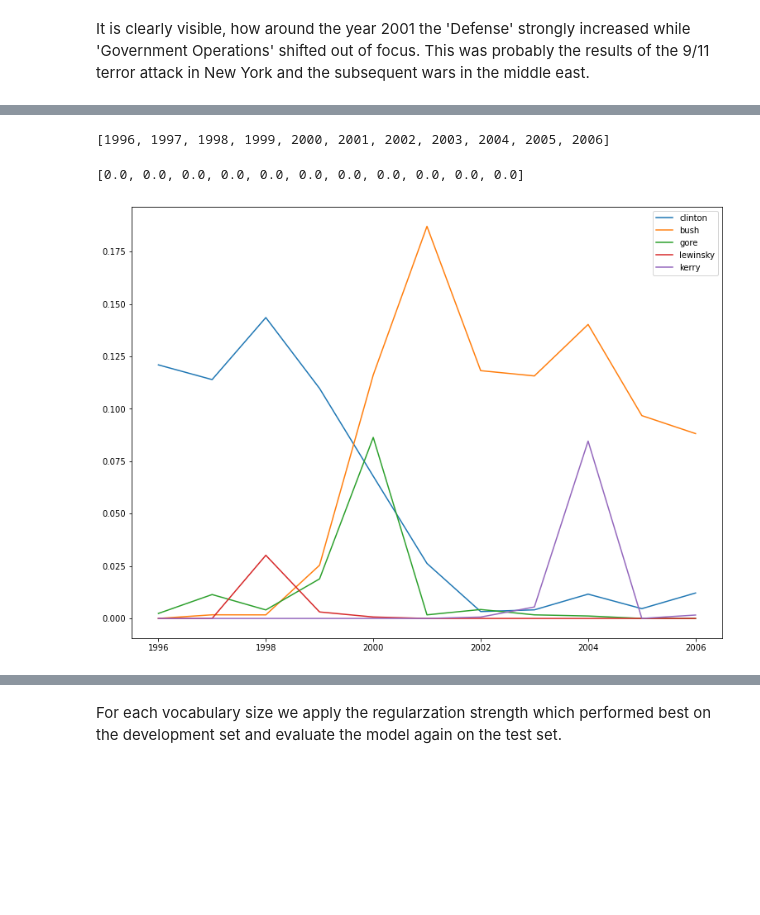
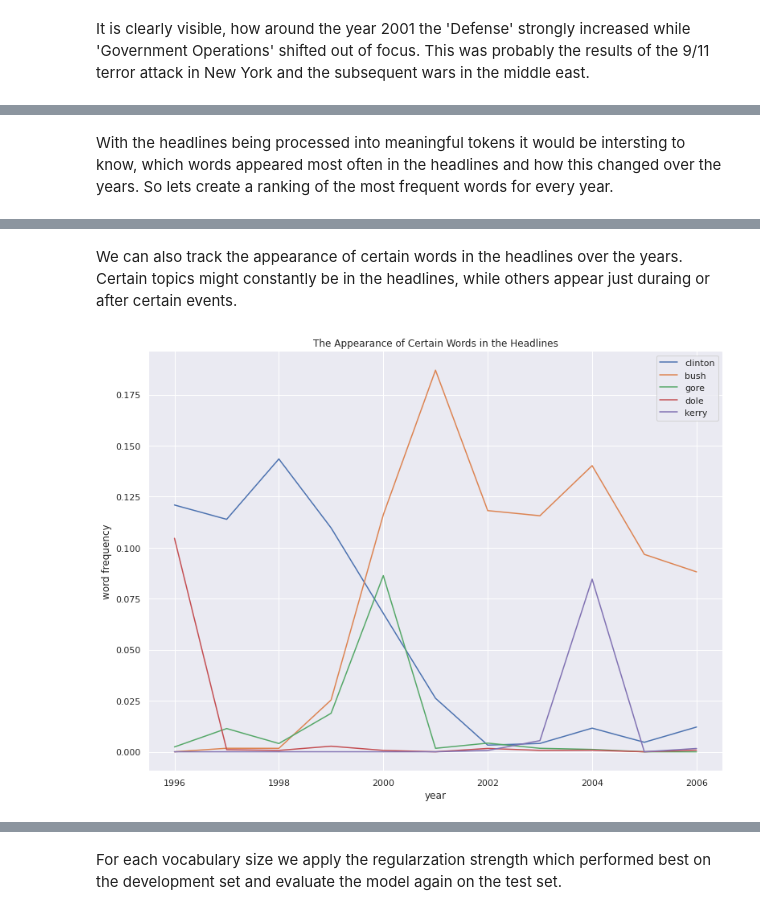
Before and after one commit to raffaelk/nlp-basics, a Jupyter notebook: topic_classification.ipynb, the cells around one changed output, grey strips where cells are left out. Drawn from its saved outputs; the diff is of its cells as text; code cells hidden in the pictures; blank space fills up the shorter version.

```diff
--- a/topic_classification.ipynb
+++ b/topic_classification.ipynb
@@ -19,6 +23,7 @@ The code for this task makes use of the following packages: scikit-learn, NLTK,
 import pandas as pd
 import numpy as np
 import matplotlib.pyplot as plt
+import seaborn as sns
 
 from sklearn.model_selection import train_test_split
 from sklearn.metrics import accuracy_score, f1_score
@@ -35,6 +40,9 @@ nltk.download('punkt')
 nltk.download('stopwords')
 nltk.download('wordnet')
 
+# use seaborn to get more beautiful plots
+sns.set_theme()
+
 # load data set
 nyt_data_set = pd.read_csv(
     'boydstun_nyt_frontpage_dataset_utf8.csv',
@@ -221,12 +207,14 @@ def preprocess_headline(string):
 
     return tokens_lemma
 
-nyt_data_set['pre'] = nyt_data_set['titelsummary'].apply(preprocess_headline)
 
+# combine the titel and the summary for each row into one string
+nyt_data_set['titlesummary'] = nyt_data_set['title'] + ' ' + nyt_data_set['summary']
 
-# headlines_train_pre = [preprocess_headline(txt) for txt in headlines_train]
-# headlines_dev_pre = [preprocess_headline(txt) for txt in headlines_dev]
-# headlines_test_pre = [preprocess_headline(txt) for txt in headlines_test]
+# preprocess all the combined titel-summary strings
+nyt_data_set['pre'] = nyt_data_set['titlesummary'].apply(preprocess_headline)
+# %% [markdown]
+With the headlines being processed into meaningful tokens it would be intersting to know, which words appeared most often in the headlines and how this changed over the years. So lets create a ranking of the most frequent words for every year.
 # %%
 # count number of entries per year
 val_ct = nyt_data_set['year'].value_counts()
@@ -268,17 +256,33 @@ display(most_freq)
 | 27 | senate | drug | republican | russian | report | economy | senate | aftereffect | case | war | lebanon |
 | 28 | party | war | say | bush | debate | court | death | state | shiite | police | leader |
 | 29 | china | talk | american | war | say | may | back | tax | trial | leader | rise |
+# %% [markdown]
+We can also track the appearance of certain words in the headlines over the years. Certain topics might constantly be in the headlines, while others appear just duraing or after certain events.
 # %%
 def track_word(word, freq_dict, cts_total):
     # create an ordered list with all the years
     years = list(cts_total.index)
     years.sort()
 
+    # return realtive count of a word - 0 if word isn't found
     norm_cts = [freq_dict[year].get(word, 0) / cts_total[year] for year in years]
 
     return years, norm_cts
 
-x_list, y_list = track_word('clinton', all_cts, val_ct)
+
+def plot_word_track(word_list, freq_dict, cts_total):
+
+    # plot all relative word counts into one figure
+    fig, ax = plt.subplots(figsize=[2*6.4, 2*4.8])
+
+    for wrd in word_list:
+        x_list, y_list = track_word(wrd, freq_dict, cts_total)
+        ax.plot(x_list, y_list, label=wrd)
+
+    ax.set(
+        xlabel='year',
+        ylabel='word frequency',
+        title='The Appearance of Certain Words in the Headlines'
+    )
+    plt.legend()
+    plt.show()
-# %% [output]
-[1996, 1997, 1998, 1999, 2000, 2001, 2002, 2003, 2004, 2005, 2006]
-[0.0, 0.0, 0.0, 0.0, 0.0, 0.0, 0.0, 0.0, 0.0, 0.0, 0.0]
@@ -296,7 +289,7 @@ def plot_word_track(word_list, freq_dict, cts_total):
 # %%
-plot_word_track(['clinton', 'bush', 'gore', 'lewinsky', 'kerry'], all_cts, val_ct)
+plot_word_track(['clinton', 'bush', 'gore', 'dole', 'kerry'], all_cts, val_ct)
 # %% [output]
-[figure, old version]
+[figure, new version]
 # %%
 plot_word_track(['war', 'iraq', 'terror', 'iraqi', 'afghanistan','laden'], all_cts, val_ct)
 # %% [output]
```
Also changed, not shown: parts of 24 cells of this notebook, 1 other file.
